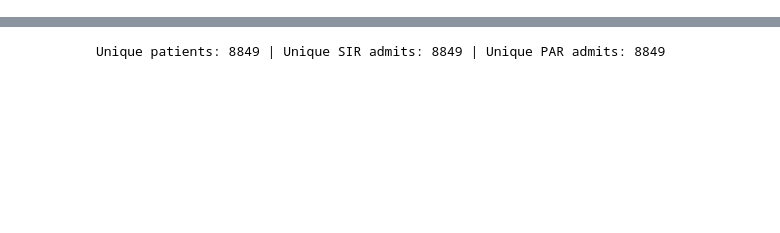
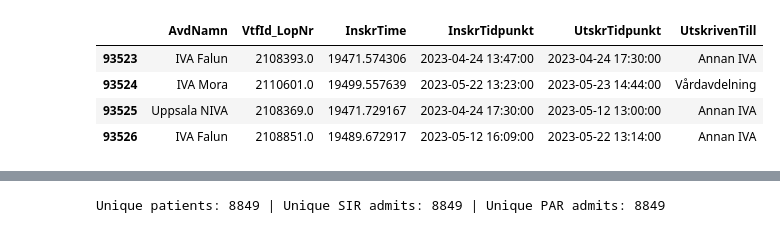
Before and after one commit to johol355/neuro-ascertainment, a Jupyter notebook: candidate-queries/transferred-nsicu-cohort-daoh/transferred-cohort-daoh.ipynb, the cells around one changed output, grey strips where cells are left out. Drawn from its saved outputs; the diff is of its cells as text; code cells hidden in the pictures; blank space fills up the shorter version.

```diff
--- a/candidate-queries/transferred-nsicu-cohort-daoh/transferred-cohort-daoh.ipynb
+++ b/candidate-queries/transferred-nsicu-cohort-daoh/transferred-cohort-daoh.ipynb
@@ -59,0 +47,8 @@ Name: DX_RANK, Length: 109107, dtype: int64
+# %%
+d1.query("LopNr == 171595610.0")[["AvdNamn", "VtfId_LopNr", "InskrTime", "InskrTidpunkt", "UtskrTidpunkt", "UtskrivenTill"]]
+# %% [output]
+|  | AvdNamn | VtfId_LopNr | InskrTime | InskrTidpunkt | UtskrTidpunkt | UtskrivenTill |
+| 93523 | IVA Falun | 2108393.0 | 19471.574306 | 2023-04-24 13:47:00 | 2023-04-24 17:30:00 | Annan IVA |
+| 93524 | IVA Mora | 2110601.0 | 19499.557639 | 2023-05-22 13:23:00 | 2023-05-23 14:44:00 | Vårdavdelning |
+| 93525 | Uppsala NIVA | 2108369.0 | 19471.729167 | 2023-04-24 17:30:00 | 2023-05-12 13:00:00 | Annan IVA |
+| 93526 | IVA Falun | 2108851.0 | 19489.672917 | 2023-05-12 16:09:00 | 2023-05-22 13:14:00 | Annan IVA |
```
Also changed, not shown: parts of 14 cells of this notebook, 1 other file.
